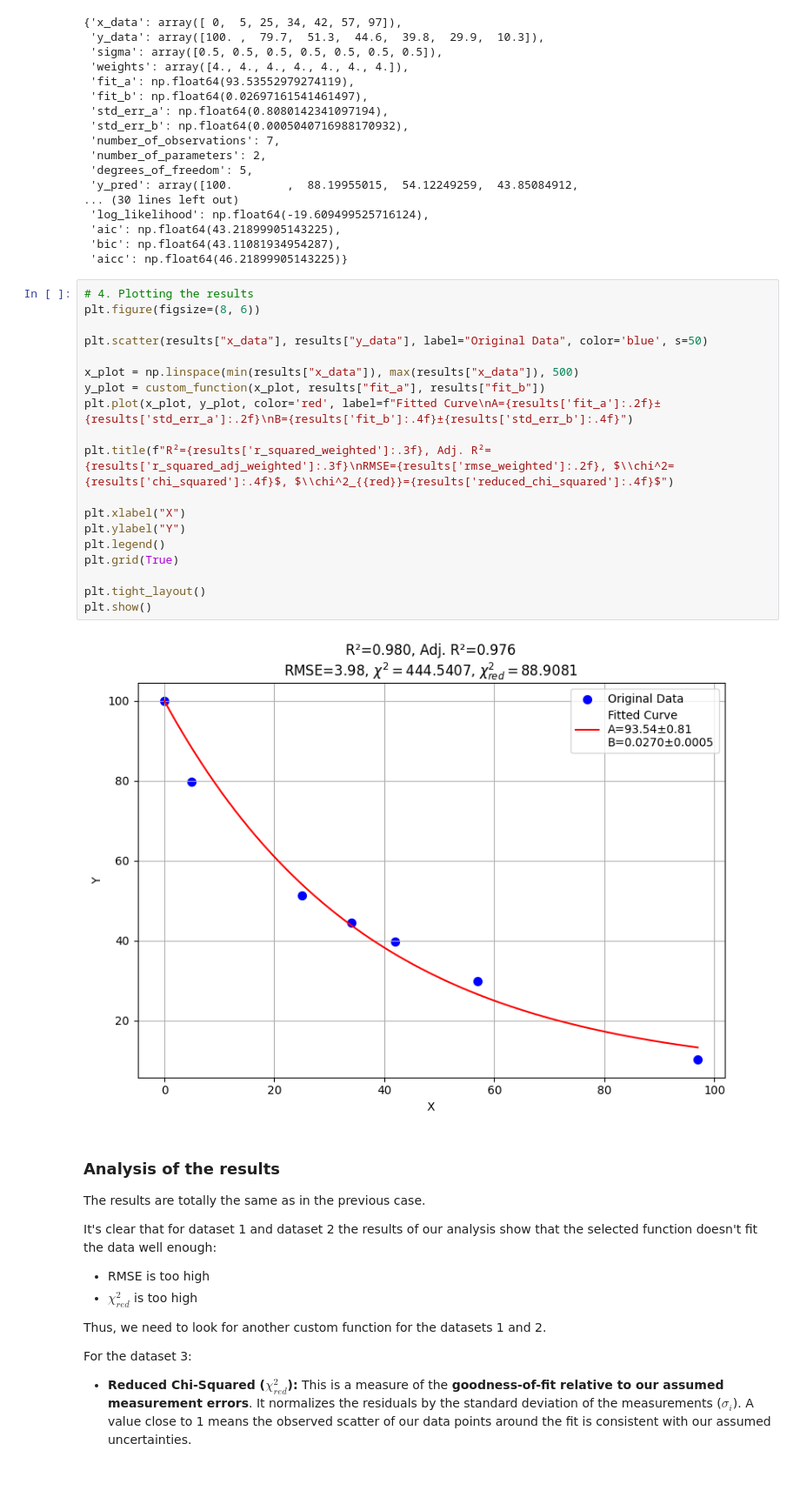
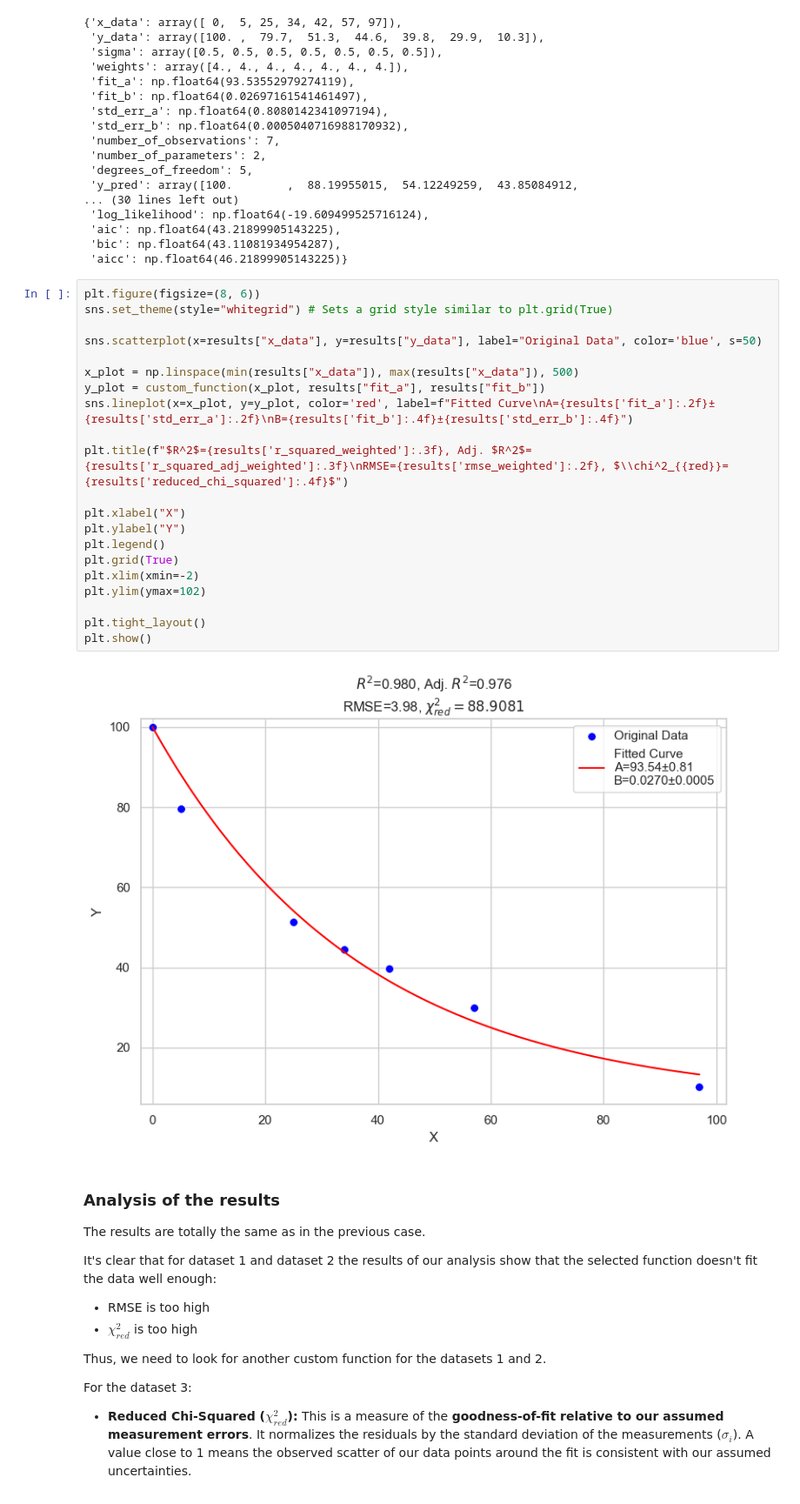
Before and after one commit to Yakovliev/quantopia, a Jupyter notebook: _sources/math/01_basics/weighted-least-squares-code-3.ipynb, the cells around one changed output. Shown at 87% size. Saved outputs shown, nothing was run; the diff lists cells and outputs as text.

```diff
--- a/_sources/math/01_basics/weighted-least-squares-code-3.ipynb
+++ b/_sources/math/01_basics/weighted-least-squares-code-3.ipynb
@@ -325,27 +320,29 @@ results
  'aic': np.float64(43.21899905143225),
  'bic': np.float64(43.11081934954287),
  'aicc': np.float64(46.21899905143225)}
-# %%
-# 4. Plotting the results
-plt.figure(figsize=(8, 6))
-
-plt.scatter(results["x_data"], results["y_data"], label="Original Data", color='blue', s=50)
-
-x_plot = np.linspace(min(results["x_data"]), max(results["x_data"]), 500)
-y_plot = custom_function(x_plot, results["fit_a"], results["fit_b"])
-plt.plot(x_plot, y_plot, color='red', label=f"Fitted Curve\nA={results['fit_a']:.2f}±{results['std_err_a']:.2f}\nB={results['fit_b']:.4f}±{results['std_err_b']:.4f}")
-
-plt.title(f"R²={results['r_squared_weighted']:.3f}, Adj. R²={results['r_squared_adj_weighted']:.3f}\nRMSE={results['rmse_weighted']:.2f}, $\\chi^2={results['chi_squared']:.4f}$, $\\chi^2_{{red}}={results['reduced_chi_squared']:.4f}$")
-
-plt.xlabel("X")
-plt.ylabel("Y")
-plt.legend()
-plt.grid(True)
-
-plt.tight_layout()
-plt.show()
-# %% [output]
-[figure, removed]
+# %%
+plt.figure(figsize=(8, 6))
+sns.set_theme(style="whitegrid") # Sets a grid style similar to plt.grid(True)
+
+sns.scatterplot(x=results["x_data"], y=results["y_data"], label="Original Data", color='blue', s=50)
+
+x_plot = np.linspace(min(results["x_data"]), max(results["x_data"]), 500)
+y_plot = custom_function(x_plot, results["fit_a"], results["fit_b"])
+sns.lineplot(x=x_plot, y=y_plot, color='red', label=f"Fitted Curve\nA={results['fit_a']:.2f}±{results['std_err_a']:.2f}\nB={results['fit_b']:.4f}±{results['std_err_b']:.4f}")
+
+plt.title(f"$R^2$={results['r_squared_weighted']:.3f}, Adj. $R^2$={results['r_squared_adj_weighted']:.3f}\nRMSE={results['rmse_weighted']:.2f}, $\\chi^2_{{red}}={results['reduced_chi_squared']:.4f}$")
+
+plt.xlabel("X")
+plt.ylabel("Y")
+plt.legend()
+plt.grid(True)
+plt.xlim(xmin=-2)
+plt.ylim(ymax=102)
+
+plt.tight_layout()
+plt.show()
+# %% [output]
+[figure, added]
 # %% [markdown]
 ### Analysis of the results
 
```
Also changed, not shown: parts of 3 cells of this notebook, 4 other files.
